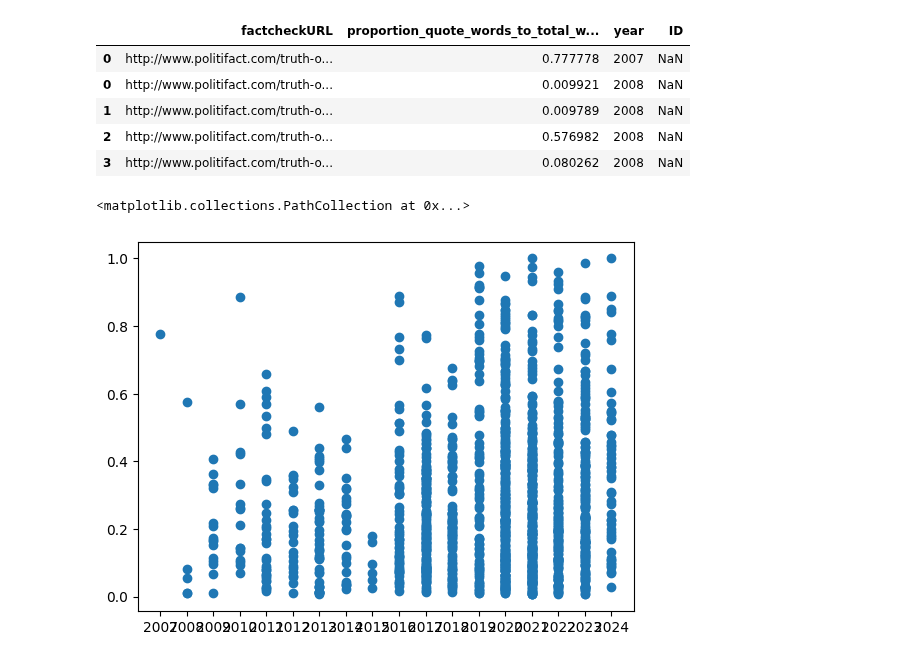
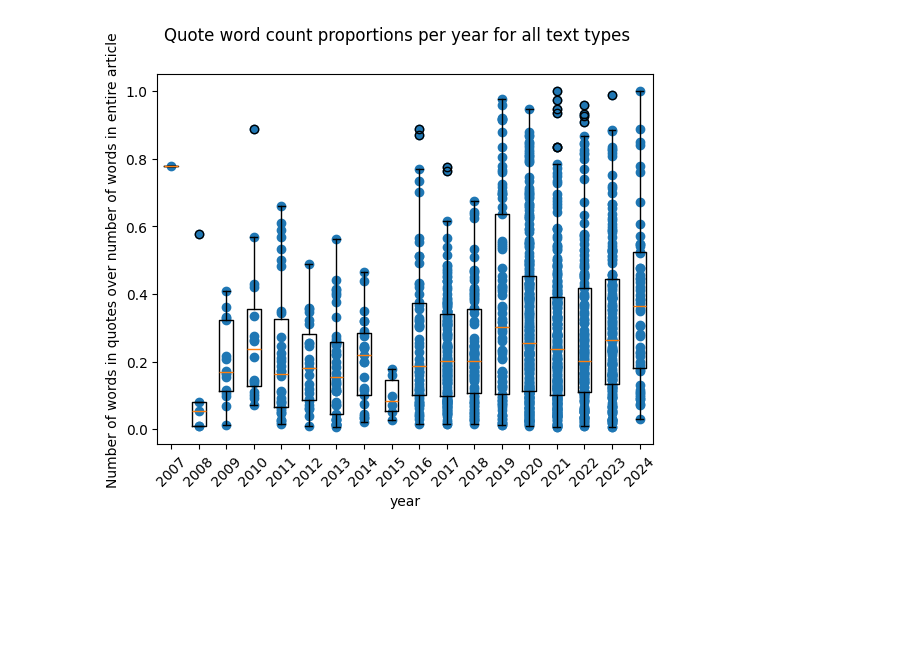
Before and after one commit to sfu-discourse-lab/fake_news_over_time, a Jupyter notebook: quotes_scatterplots.ipynb, the cells around one changed output. Saved outputs shown, nothing was run; the diff lists cells and outputs as text; code cells hidden in the pictures; blank space fills up the shorter version.

Commit message:
Finish quotes scatterplots

```diff
--- a/quotes_scatterplots.ipynb
+++ b/quotes_scatterplots.ipynb
@@ -26,16 +26,40 @@ def get_full_df(misinfotext_path: str, fakespeak_path: str):
             yield df
 
     return pd.concat(get_years_dfs())
+# %%
+def plot_and_save_for_years(df: pd.DataFrame, title: str, save_path: str):
+    grouped_by_year = df.groupby("year")
+    values_per_year = dict((year, list(grouped_by_year.get_group(year)["proportion_quote_words_to_total_words"])) for year in grouped_by_year.groups)
+
+    years = list(values_per_year.keys())
+    positions = list(range(len(years)))
+    mapping = {y: i for i, y in enumerate(years)}
+    x_pos = df["year"].map(mapping)
+
+    fig, ax = plt.subplots()
+    ax.scatter(x_pos, df["proportion_quote_words_to_total_words"])
+    ax.boxplot(list(values_per_year.values()), positions=positions)
+    ax.set_xticks(positions)
+    ax.set_xticklabels(years)
+    ax.tick_params(axis="x", rotation=45)
+
+    fig.suptitle(title)
+    ax.set_xlabel("year")
+    ax.set_ylabel("Number of words in quotes over number of words in entire article")
+
+    plt.show()
+
+    fig.savefig(save_path)
 # %%
-df = get_full_df(
+all_types_df = get_full_df(
     misinfotext_path="./data/MisInfoText/Analysis_output/MisInfoText_quotes.xlsx",
     fakespeak_path="./data/Fakespeak-ENG/Analysis_output/Fakespeak_quotes.xlsx",
 )
-df.head()
+
+plot_and_save_for_years(
+    df=all_types_df,
+    title="Quote word count proportions per year for all text types",
+    save_path="./visualization/quotes/all_types.png"
+)
 # %% [output]
-|  | factcheckURL | proportion_quote_words_to_total_w... | year | ID |
-| 0 | http://www.politifact.com/truth-o... | 0.777778 | 2007 | NaN |
-| 0 | http://www.politifact.com/truth-o... | 0.009921 | 2008 | NaN |
-| 1 | http://www.politifact.com/truth-o... | 0.009789 | 2008 | NaN |
-| 2 | http://www.politifact.com/truth-o... | 0.576982 | 2008 | NaN |
-| 3 | http://www.politifact.com/truth-o... | 0.080262 | 2008 | NaN |
+[figure, added]
@@ -44,5 +65,0 @@ df.head()
-# %%
-plt.scatter(x=df["year"], y=df["proportion_quote_words_to_total_words"])
-# %% [output]
-<matplotlib.collections.PathCollection at 0x...>
-[figure, removed]
```
Also changed, not shown: parts of 7 cells of this notebook, 4 other files.
